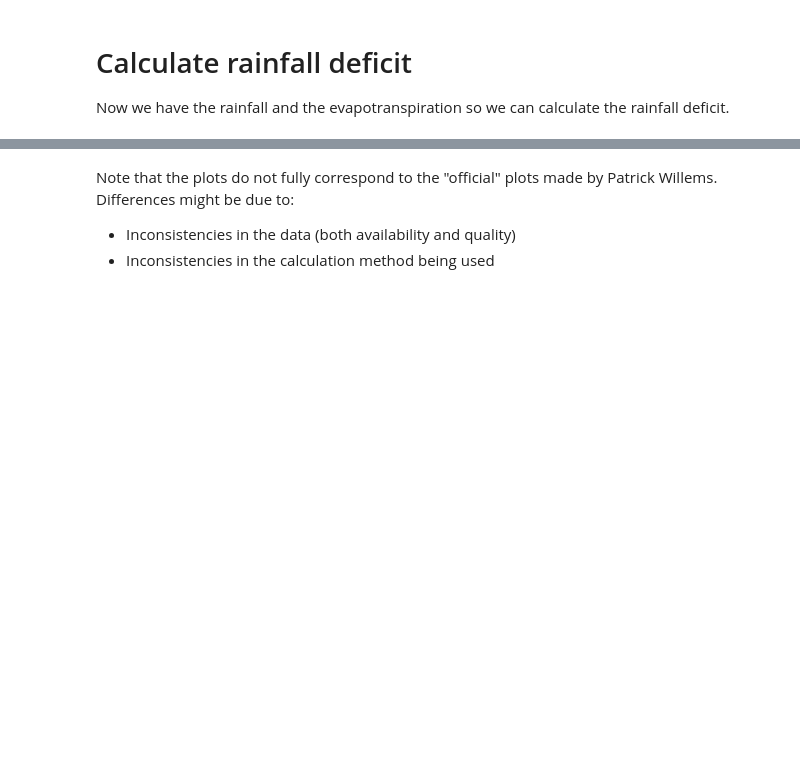
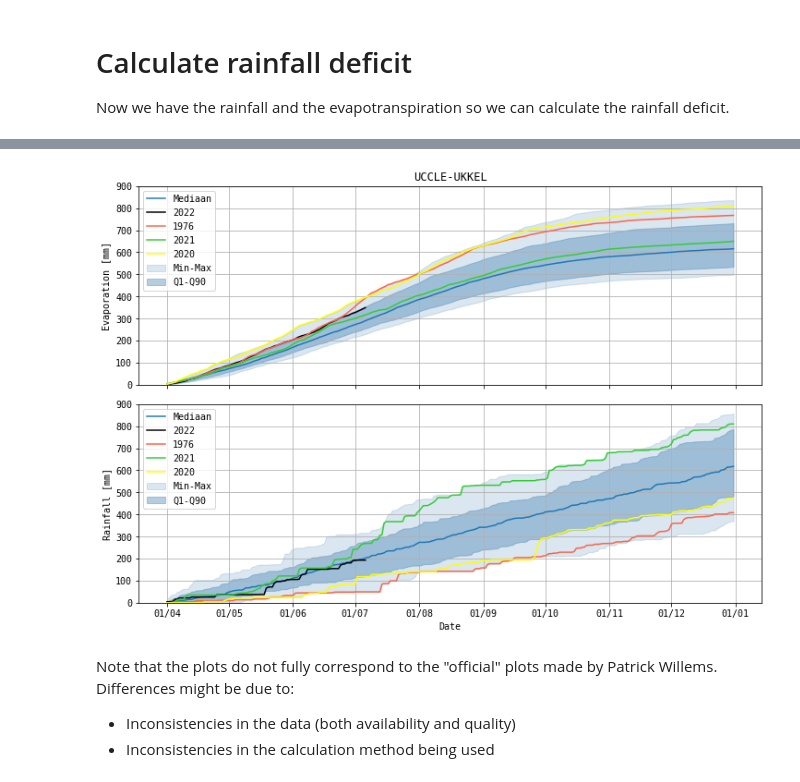
Before and after one commit to TimFranken/openkmi, a Jupyter notebook: examples/tutorial_neerslag_overschot.ipynb, the cells around one changed output, grey strips where cells are left out. Cells and saved outputs as stored; diff of their text form; code cells hidden in the pictures; blank space fills up the shorter version.

```diff
--- a/examples/tutorial_neerslag_overschot.ipynb
+++ b/examples/tutorial_neerslag_overschot.ipynb
@@ -228,3 +257,52 @@ Text(0.5, 1.0, 'UCCLE-UKKEL')
+# %%
+# Split the rainfall and evaporation component
+plt.rcParams['font.family'] = 'MonoSpace'
+# Fist evaporation
+df_dd = df_f.pivot(index='doy', columns='year', values='evp')
+# We sort of ignore the leap years for now
+df_dd = df_dd.iloc[:-1,:]
+fig, axx = plt.subplots(figsize=(10,7), nrows=2, constrained_layout=True, sharex=True)
+
+ax = axx[0]
+trunc = 91
+xas = [datetime.datetime(2021, 1, 1) + datetime.timedelta(x - 1) for x in df_dd.index]
+ax.fill_between(xas[trunc-1:], df_dd.truncate(before=trunc).cumsum().min(axis=1), df_dd.truncate(before=trunc).cumsum().max(axis=1), alpha=.2, color='steelblue')
+ax.fill_between(xas[trunc-1:], df_dd.truncate(before=trunc).cumsum().quantile(.1, axis=1), df_dd.truncate(before=trunc).cumsum().quantile(.9, axis=1), color='steelblue', alpha=.4)
+ax.plot(xas[trunc-1:], df_dd.truncate(before=trunc).cumsum().quantile(.5, axis=1))
+ax.plot(xas[trunc-1:], df_dd[2022].truncate(before=trunc).cumsum(),  color='black')
+ax.plot(xas[trunc-1:], df_dd[1976].truncate(before=trunc).cumsum(),  color='tomato')
+ax.plot(xas[trunc-1:], df_dd[2021].truncate(before=trunc).cumsum(),  color='limegreen')
+ax.plot(xas[trunc-1:], df_dd[2020].truncate(before=trunc).cumsum(),  color='yellow')
+ax.grid()
+ax.set_ylim([0,900])
+myFmt = mdates.DateFormatter('%d/%m')
+ax.xaxis.set_major_formatter(myFmt)
+ax.legend(['Mediaan', '2022', '1976', '2021', '2020', 'Min-Max', 'Q1-Q90'], loc=2)
+ax.set_ylabel('Evaporation [mm]')
+ax.set_title(stations.loc[station_code, 'name'])
+
+# Then rainfall
+df_dd = df_f.pivot(index='doy', columns='year', values='precip_quantity')
+df_dd = df_dd.iloc[:-1,:]
+ax = axx[1]
+trunc = 91
+xas = [datetime.datetime(2021, 1, 1) + datetime.timedelta(x - 1) for x in df_dd.index]
+ax.fill_between(xas[trunc-1:], df_dd.truncate(before=trunc).cumsum().min(axis=1), df_dd.truncate(before=trunc).cumsum().max(axis=1), alpha=.2, color='steelblue')
+ax.fill_between(xas[trunc-1:], df_dd.truncate(before=trunc).cumsum().quantile(.1, axis=1), df_dd.truncate(before=trunc).cumsum().quantile(.9, axis=1), color='steelblue', alpha=.4)
+ax.plot(xas[trunc-1:], df_dd.truncate(before=trunc).cumsum().quantile(.5, axis=1))
+ax.plot(xas[trunc-1:], df_dd[2022].truncate(before=trunc).cumsum(),  color='black')
+ax.plot(xas[trunc-1:], df_dd[1976].truncate(before=trunc).cumsum(),  color='tomato')
+ax.plot(xas[trunc-1:], df_dd[2021].truncate(before=trunc).cumsum(),  color='limegreen')
+ax.plot(xas[trunc-1:], df_dd[2020].truncate(before=trunc).cumsum(),  color='yellow')
+ax.grid()
+ax.set_ylim([0,900])
+myFmt = mdates.DateFormatter('%d/%m')
+ax.xaxis.set_major_formatter(myFmt)
+ax.legend(['Mediaan', '2022', '1976', '2021', '2020', 'Min-Max', 'Q1-Q90'], loc=2)
+ax.set_ylabel('Rainfall [mm]')
+ax.set_xlabel('Date');
+# %% [output]
+[figure, added]
 # %% [markdown]
 Note that the plots do not fully correspond to the "official" plots made by Patrick Willems. Differences might be due to:
 * Inconsistencies in the data (both availability and quality)
```
Also changed, not shown: parts of 11 cells of this notebook.
